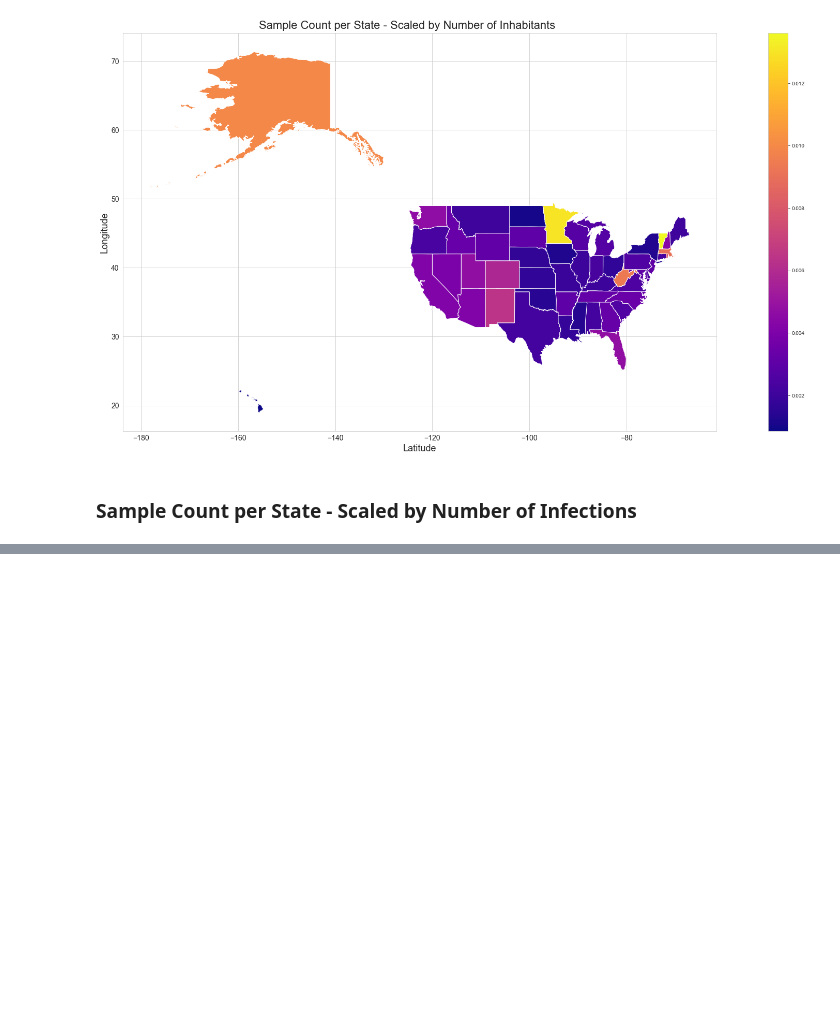
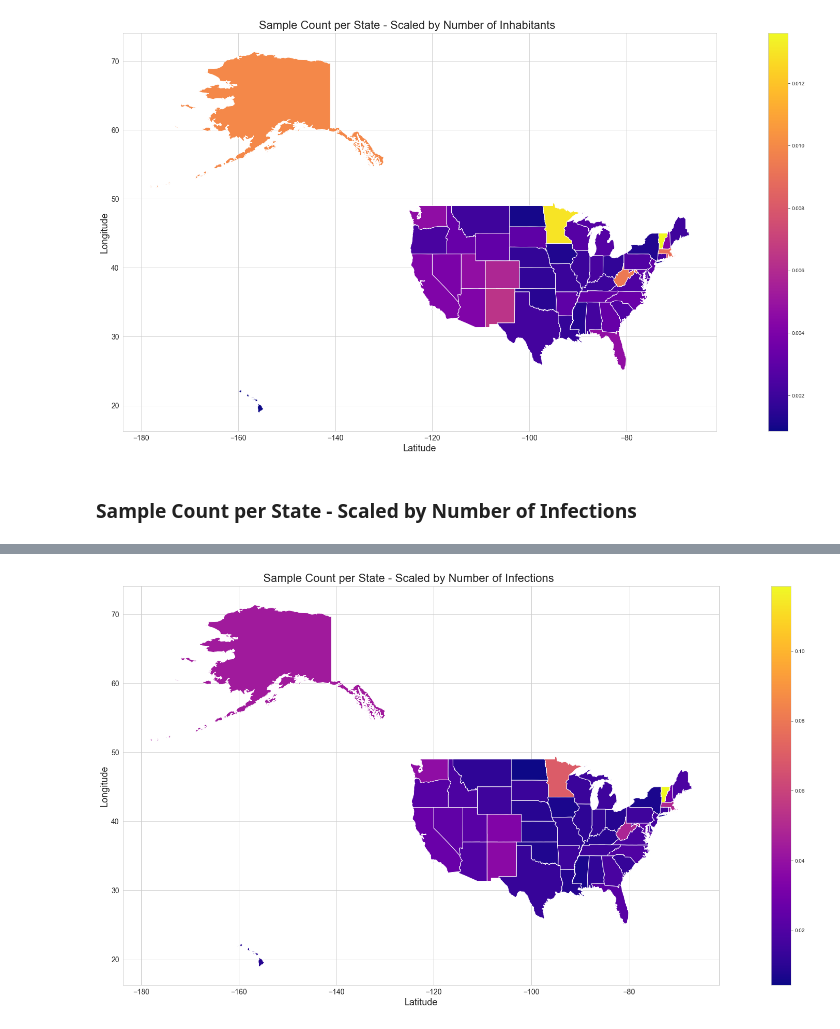
Before and after one commit to ninaihde/sampling-bias-cov19, a Jupyter notebook: src/create_general_insights.ipynb, the cells around one changed output, grey strips where cells are left out. Drawn from its saved outputs; the diff is of its cells as text; code cells hidden in the pictures; blank space fills up the shorter version.

```diff
--- a/src/create_general_insights.ipynb
+++ b/src/create_general_insights.ipynb
@@ -703,0 +769,17 @@ plt.close()
+# %%
+# Plot amount of samples per state in relation to #infections on map
+sns.set_style('whitegrid')
+fig, ax = plt.subplots(figsize=(28, 12))
+usa_geo.plot(column='count_infection_ratio', ax=ax, legend=True, cmap='plasma')
+
+fig.suptitle('Sample Count per State - Scaled by Number of Infections', fontsize=22)
+plt.xlabel('Latitude', fontsize=18)
+plt.ylabel('Longitude', fontsize=18)
+plt.xticks(fontsize=14)
+plt.yticks(fontsize=14)
+
+plt.tight_layout()
+fig.savefig('../plots/state_counts_by_infections_map.png', dpi=300)
+plt.close()
+# %% [output]
+[figure, added]
```
Also changed, not shown: parts of 17 cells of this notebook.
